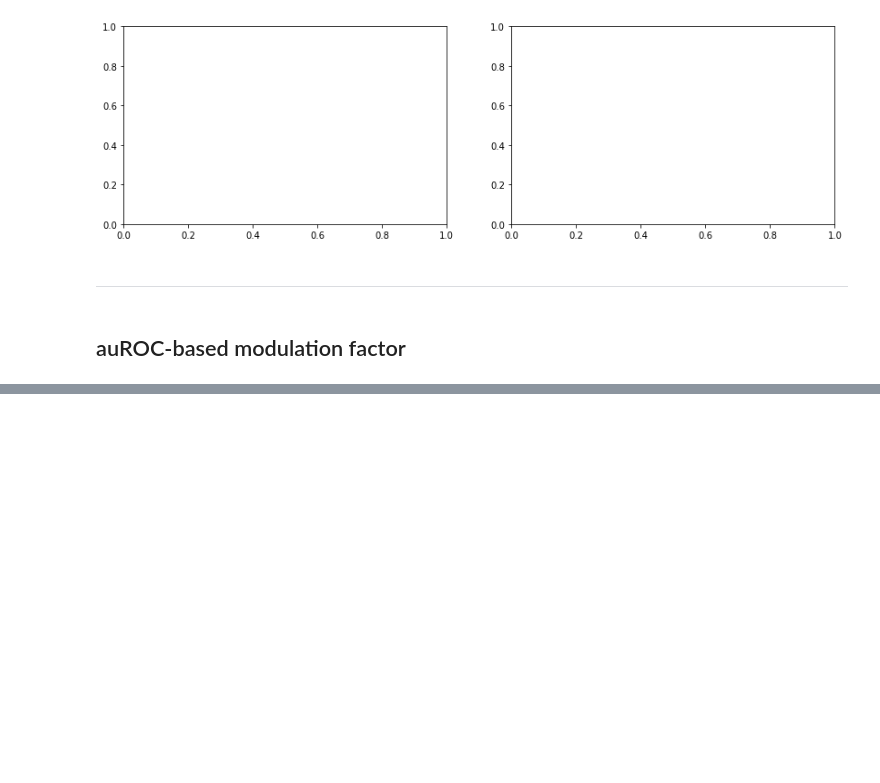
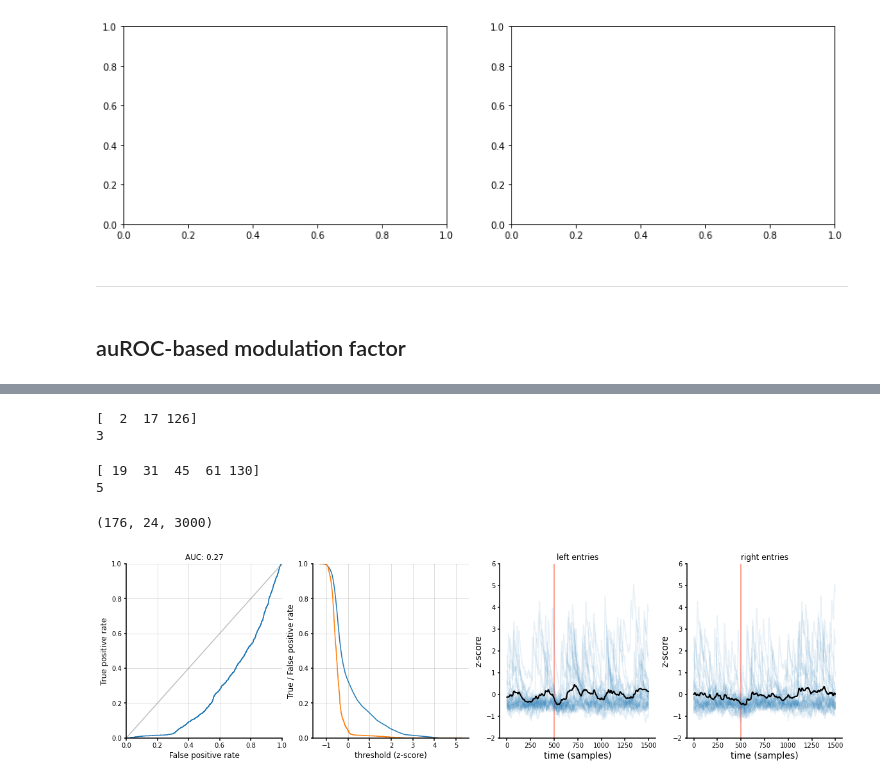
Before and after one commit to inscopix/astellas, a Jupyter notebook: astellas_modulation_sandbox.ipynb, the cells around one changed output, grey strips where cells are left out. Cells and saved outputs as stored; diff of their text form; code cells hidden in the pictures; blank space fills up the shorter version.

```diff
--- a/astellas_modulation_sandbox.ipynb
+++ b/astellas_modulation_sandbox.ipynb
@@ -2024,0 +2141,77 @@ do_min_subtract = True
+# %%
+roc_pos_cells = np.intersect1d(np.argwhere(np.asarray(auroc_p) <= .01).flatten(), np.argwhere(np.asarray(auroc) >= .7).flatten())
+print(np.intersect1d(np.argwhere(np.asarray(auroc_p) <= .01).flatten(), np.argwhere(np.asarray(auroc) >= .7).flatten()))
+print(len(np.intersect1d(np.argwhere(np.asarray(auroc_p) <= .01).flatten(), np.argwhere(np.asarray(auroc) >= .7).flatten())))
+# %% [output]
+[  2  17 126]
+3
+# %%
+roc_neg_cells = np.intersect1d(np.argwhere(np.asarray(auroc_p) <= .01).flatten(), np.argwhere(np.asarray(auroc) < .3).flatten())
+print(np.intersect1d(np.argwhere(np.asarray(auroc_p) <= .01).flatten(), np.argwhere(np.asarray(auroc) < .3).flatten()))
+print(len(np.intersect1d(np.argwhere(np.asarray(auroc_p) <= .01).flatten(), np.argwhere(np.asarray(auroc) < .3).flatten())))
+# %% [output]
+[ 19  31  45  61 130]
+5
+# %%
+aligned_traces = splice_and_align(trace_mtx, align_pnts[95]['entry frames'], win=(1000,2000))
+print(aligned_traces.shape)
+# %% [output]
+(176, 24, 3000)
+# %%
+cellnum = roc_neg_cells[3]
+win = (500,1000)
+# %%
+fpr, tpr, roc_thresh = metrics.roc_curve(align_raster[6200:6200+11500], trace_mtx[6200:6200+11500, cellnum])
+auc = metrics.roc_auc_score(align_raster[frames[0]:frames[1]], trace_mtx[frames[0]:frames[1], cellnum])
+
+f,ax = plt.subplots(1,4,figsize=(20,5))
+
+ax[0].plot(fpr,tpr)
+ax[0].set_title('AUC: {}'.format(round(auc,2)))
+
+ax[1].plot(roc_thresh,fpr)
+ax[1].plot(roc_thresh,tpr)
+
+aligned_traces = splice_and_align(trace_mtx, align_pnts[95]['entry frames'], win=win)
+for t in aligned_traces[cellnum]:
+    ax[2].plot(t, color=plt.get_cmap('tab10')(0), alpha=.1)
+ax[2].plot(signal.medfilt(np.mean(aligned_traces[cellnum],axis=0),9), color='black', linewidth=2)
+ax[2].vlines(win[0], ymin=np.min(aligned_traces), ymax = np.max(aligned_traces), color='salmon' )
+
+aligned_traces = splice_and_align(trace_mtx, align_pnts[230]['entry frames'], win=win)
+for t in aligned_traces[cellnum]:
+    ax[3].plot(t, color=plt.get_cmap('tab10')(0), alpha=.1)
+ax[3].plot(signal.medfilt(np.mean(aligned_traces[cellnum],axis=0),9), color='black', linewidth=2)
+ax[3].vlines(win[0], ymin=np.min(aligned_traces), ymax = np.max(aligned_traces), color='salmon' )
+
+
+for a in ax:
+    twoaxis(a)
+    #a.grid('on', alpha=.5)
+ax[0].set_xlim(0,1)
+ax[0].set_ylim(0,1)
+ax[0].plot([0,1],[0,1], color='gray', alpha=.5)
+ax[0].set_xlabel('False positive rate', fontsize=12)
+ax[0].set_ylabel('True positive rate', fontsize=12)
+ax[0].grid('off', alpha=.5)
+
+ax[1].set_ylabel('True / False positive rate', fontsize=12)
+ax[1].set_xlabel('threshold (z-score)', fontsize=12)
+ax[1].set_ylim(0,1)
+ax[1].grid('off', alpha=.5)
+
+ax[2].set_title('left entries')
+#ax[2].set_ylim(np.min(aligned_traces)/2, np.max(aligned_traces)*1.1 )
+ax[2].set_ylim(-2, 6)
+ax[2].set_ylabel('z-score', fontsize=14)
+ax[2].set_xlabel('time (samples)', fontsize=14)
+
+ax[3].set_title('right entries')
+#ax[3].set_ylim(np.min(aligned_traces)/2, np.max(aligned_traces)*1.1 )
+ax[3].set_ylim(-2, 6)
+ax[3].set_ylabel('z-score', fontsize=14)
+ax[3].set_xlabel('time (samples)', fontsize=14)
+
+plt.show()
+# %% [output]
+[figure, added]
```
Also changed, not shown: parts of 65 cells of this notebook.
